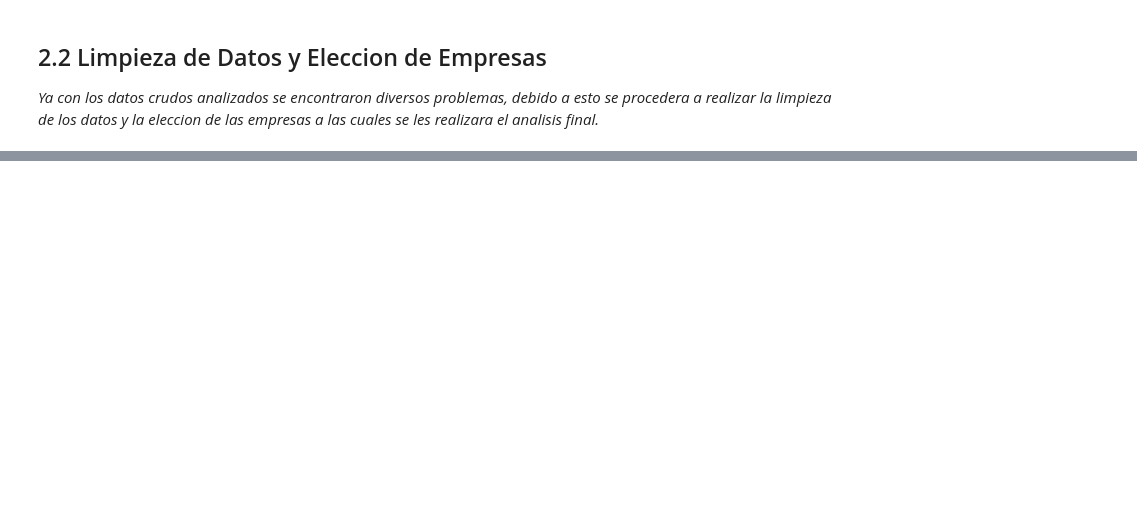
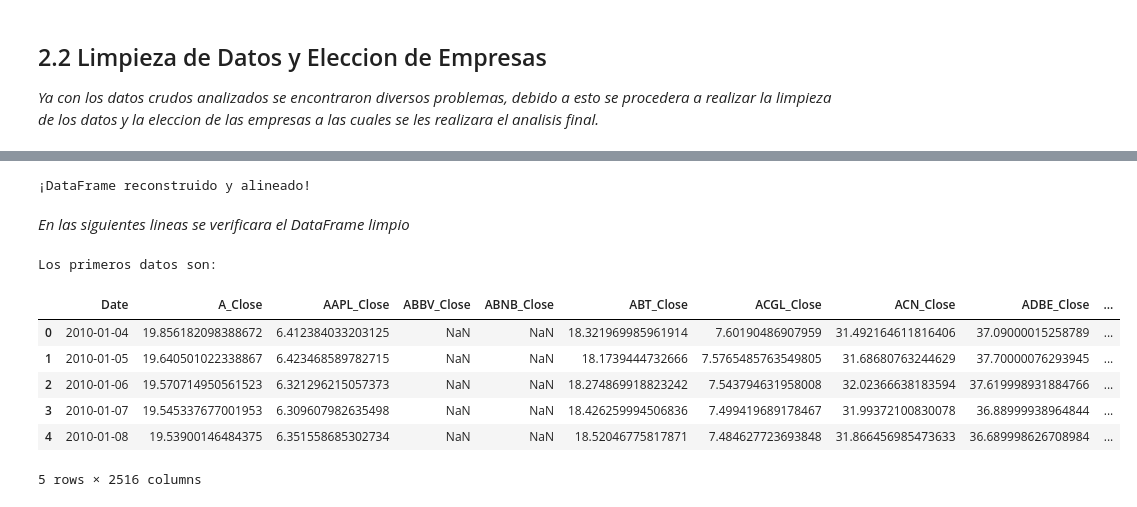
Before and after one commit to benja20003/MineriaDatos, a Jupyter notebook: Solemne1/Solemne1_Mineria_de_Datos.ipynb, the cells around one changed output, grey strips where cells are left out. Drawn from its saved outputs; the diff is of its cells as text; code cells hidden in the pictures; blank space fills up the shorter version.

Commit message:
Se hizo la limpieza de datos seleccionando efectivamente las empresas a las cuales se le hara el analisis final

```diff
--- a/Solemne1/Solemne1_Mineria_de_Datos.ipynb
+++ b/Solemne1/Solemne1_Mineria_de_Datos.ipynb
@@ -157,0 +199,44 @@ Tras ejecutar el diagnóstico inicial sobre los datos crudos de la muestra, se i
+# %%
+# 1. EMPRESAS: Extraemos la fila 0 (tickers), saltándonos la primera celda ('Ticker')
+empresas = df.iloc[0, 1:].values
+
+# 2. VARIABLES: Extraemos los nombres base de las columnas (Close, Volume, etc.)
+# Usamos split('.') para limpiar los nombres genéricos de Pandas (ej: Close.1 -> Close)
+variables = [col.split('.')[0] for col in df.columns[1:]]
+
+# 3. HEADER COMBINADO: Unimos Ticker + Variable para que cada columna sea única
+# Resultado: ['AAPL_Close', 'AAPL_Volume', 'MSFT_Close'...]
+nombres_columnas_finales = ['Date'] + [f"{emp}_{var}" for emp, var in zip(empresas, variables)]
+
+# 4. VALORES Y FECHA: Tomamos el cuerpo del dataset (desde la fila 2 hacia abajo)
+df_clean = df.iloc[2:].copy()
+
+# 5. ASIGNACIÓN: Ponemos los nuevos nombres y configuramos la fecha
+df_clean.columns = nombres_columnas_finales
+df_clean['Date'] = pd.to_datetime(df_clean['Date'])
+
+# 6. ORDEN FINAL: Dejamos la Fecha como el índice
+df_clean.set_index('Date', inplace=True)
+
+# 7. ALINEACIÓN VISUAL:
+# Esto devuelve 'Date' a las columnas y quita el espacio vacío de arriba.
+df_clean = df_clean.reset_index()
+
+print("¡DataFrame reconstruido y alineado!")
+# %% [output]
+¡DataFrame reconstruido y alineado!
+# %% [markdown]
+*En las siguientes lineas se verificara el DataFrame limpio*
+# %%
+#Vista inicial de los primeros datos utilizando .tail()
+print("Los primeros datos son:")
+df_clean.head()
+# %% [output]
+Los primeros datos son:
+|  | Date | A_Close | AAPL_Close | ABBV_Close | ABNB_Close | ABT_Close | ACGL_Close | ACN_Close | ADBE_Close | ... |
+| 0 | 2010-01-04 | 19.856182098388672 | 6.412384033203125 | NaN | NaN | 18.321969985961914 | 7.60190486907959 | 31.492164611816406 | 37.09000015258789 | ... |
+| 1 | 2010-01-05 | 19.640501022338867 | 6.423468589782715 | NaN | NaN | 18.1739444732666 | 7.5765485763549805 | 31.68680763244629 | 37.70000076293945 | ... |
+| 2 | 2010-01-06 | 19.570714950561523 | 6.321296215057373 | NaN | NaN | 18.274869918823242 | 7.543794631958008 | 32.02366638183594 | 37.619998931884766 | ... |
+| 3 | 2010-01-07 | 19.545337677001953 | 6.309607982635498 | NaN | NaN | 18.426259994506836 | 7.499419689178467 | 31.99372100830078 | 36.88999938964844 | ... |
+| 4 | 2010-01-08 | 19.53900146484375 | 6.351558685302734 | NaN | NaN | 18.52046775817871 | 7.484627723693848 | 31.866456985473633 | 36.689998626708984 | ... |
+5 rows × 2516 columns
```
Also changed, not shown: parts of 12 cells of this notebook.
